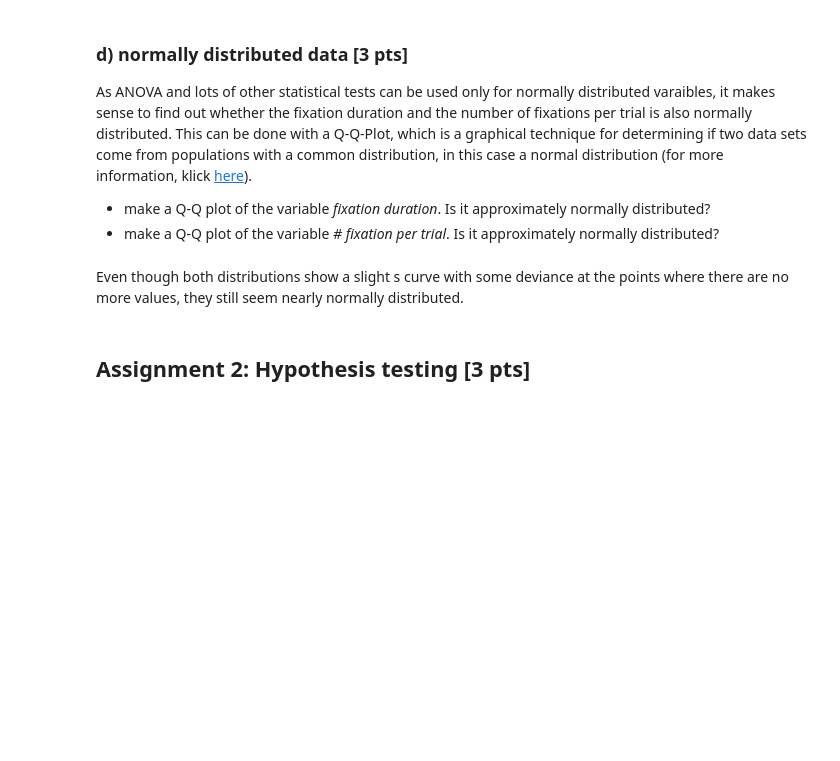
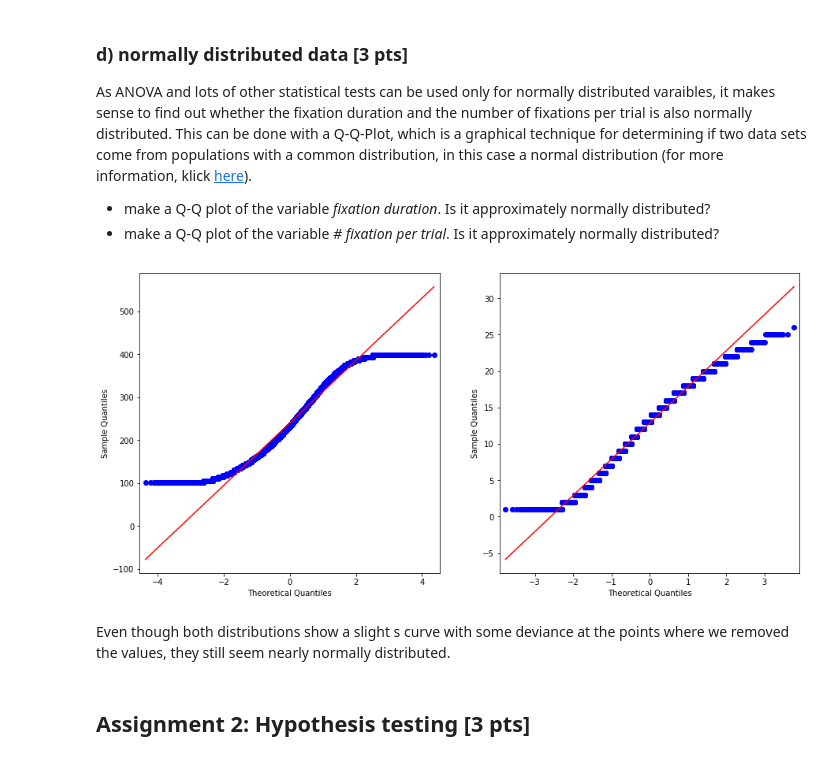
Before and after one commit to NBP-ACC/week-7-acc_5, a Jupyter notebook: Sheet05.ipynb, the cells around one changed output. Cells and saved outputs as stored; diff of their text form; code cells hidden in the pictures; blank space fills up the shorter version.

```diff
--- a/Sheet05.ipynb
+++ b/Sheet05.ipynb
@@ -178,13 +181,15 @@ As ANOVA and lots of other statistical tests can be used only for normally distr
 # %%
 fig, axes = plt.subplots(ncols=2, figsize = (15,7))
 
-# plot the
-sm.qqplot(data=df_cleaned['duration'], line='r', ax=axes[0])
+# plot quantiles of fixation duration and fixation per trial against quantiles of a normal distribution
+sm.qqplot(data=df['duration'], line='r', ax=axes[0])
 sm.qqplot(data=count_trial['fix'], line='r', ax=axes[1])
 
 plt.show()
+# %% [output]
+[figure, added]
 # %% [markdown]
-Even though both distributions show a slight s curve with some deviance at the points where there are no more values, they still seem nearly normally distributed.
+Even though both distributions show a slight s curve with some deviance at the points where we removed the values, they still seem nearly normally distributed.
 # %% [markdown]
 ## Assignment 2: Hypothesis testing [3 pts]
 # %% [markdown]
```
Also changed, not shown: parts of 7 cells of this notebook.
